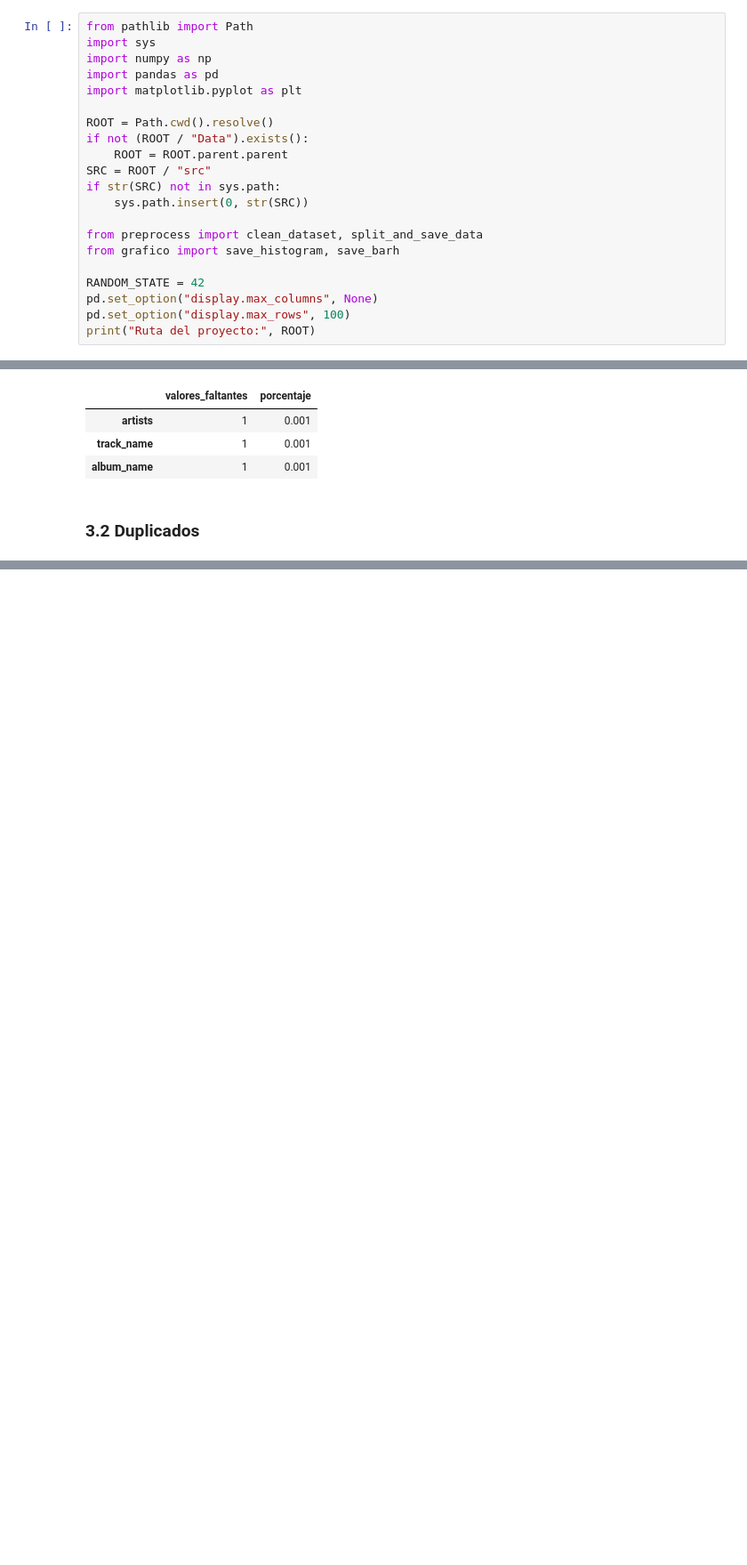
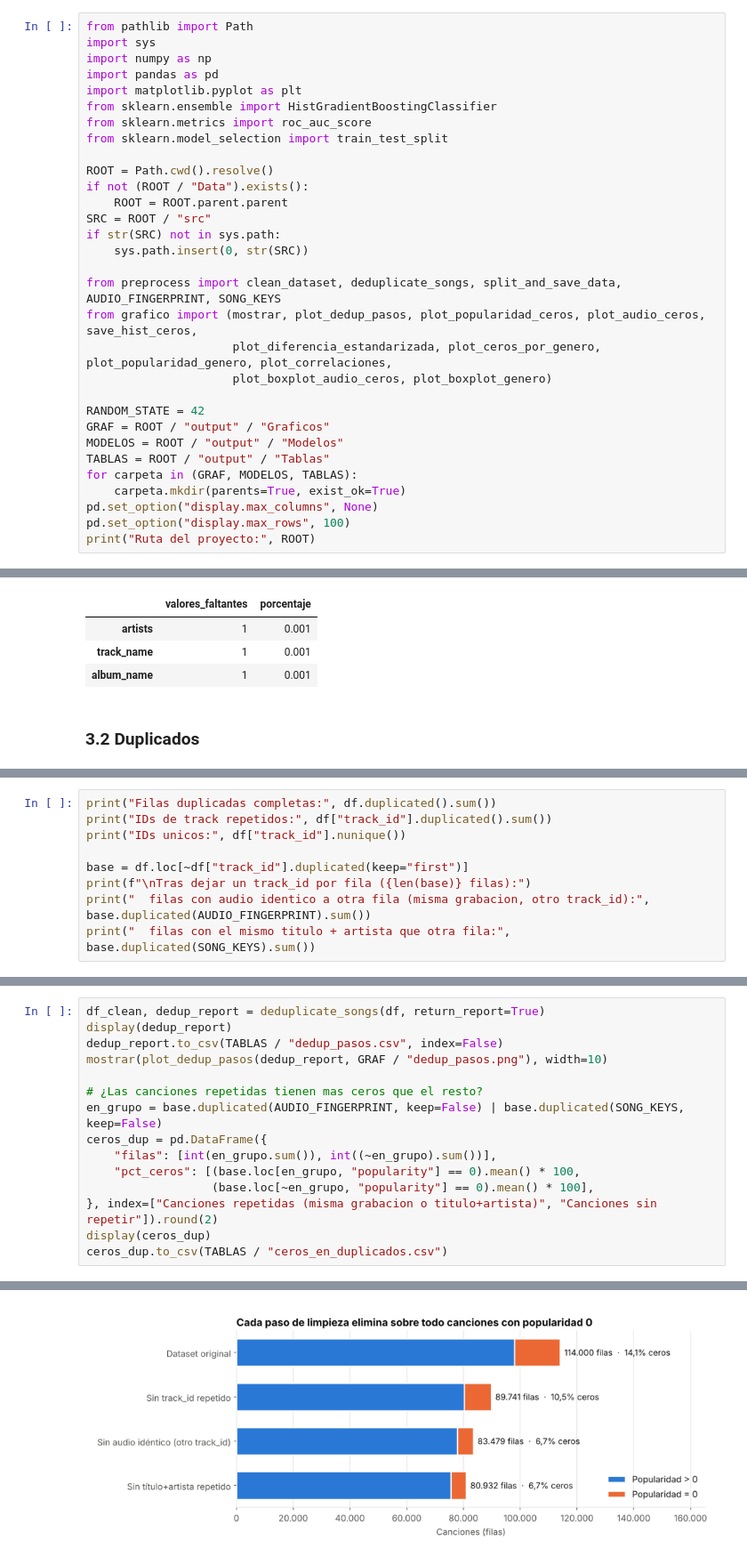
Before and after one commit to BRomanman/Spotify_ML, a Jupyter notebook: Spotify_ML_eva2/Notebook/Exploracion_inicial/1_EDA.ipynb, the cells around one changed output, grey strips where cells are left out. Shown at 89% size. Drawn from its saved outputs; the diff is of its cells as text; blank space fills up the shorter version.

```diff
--- a/Spotify_ML_eva2/Notebook/Exploracion_inicial/1_EDA.ipynb
+++ b/Spotify_ML_eva2/Notebook/Exploracion_inicial/1_EDA.ipynb
@@ -12,6 +16,9 @@ import sys
 import numpy as np
 import pandas as pd
 import matplotlib.pyplot as plt
+from sklearn.ensemble import HistGradientBoostingClassifier
+from sklearn.metrics import roc_auc_score
+from sklearn.model_selection import train_test_split
 
 ROOT = Path.cwd().resolve()
 if not (ROOT / "Data").exists():
@@ -20,10 +27,17 @@ SRC = ROOT / "src"
 if str(SRC) not in sys.path:
     sys.path.insert(0, str(SRC))
 
-from preprocess import clean_dataset, split_and_save_data
-from grafico import save_histogram, save_barh
+from preprocess import clean_dataset, deduplicate_songs, split_and_save_data, AUDIO_FINGERPRINT, SONG_KEYS
+from grafico import (mostrar, plot_dedup_pasos, plot_popularidad_ceros, plot_audio_ceros, save_hist_ceros,
+                     plot_diferencia_estandarizada, plot_ceros_por_genero, plot_popularidad_genero, plot_correlaciones,
+                     plot_boxplot_audio_ceros, plot_boxplot_genero)
 
 RANDOM_STATE = 42
+GRAF = ROOT / "output" / "Graficos"
+MODELOS = ROOT / "output" / "Modelos"
+TABLAS = ROOT / "output" / "Tablas"
+for carpeta in (GRAF, MODELOS, TABLAS):
+    carpeta.mkdir(parents=True, exist_ok=True)
 pd.set_option("display.max_columns", None)
 pd.set_option("display.max_rows", 100)
 print("Ruta del proyecto:", ROOT)
@@ -293,0 +140,9 @@ Los datos quedan separados en `Data/Processed/Train` y `Data/Processed/Test`. El
+# %%
+print("Filas duplicadas completas:", df.duplicated().sum())
+print("IDs de track repetidos:", df["track_id"].duplicated().sum())
+print("IDs unicos:", df["track_id"].nunique())
+
+base = df.loc[~df["track_id"].duplicated(keep="first")]
+print(f"\nTras dejar un track_id por fila ({len(base)} filas):")
+print("  filas con audio identico a otra fila (misma grabacion, otro track_id):", base.duplicated(AUDIO_FINGERPRINT).sum())
+print("  filas con el mismo titulo + artista que otra fila:", base.duplicated(SONG_KEYS).sum())
@@ -293,0 +167,16 @@ Los datos quedan separados en `Data/Processed/Train` y `Data/Processed/Test`. El
+# %%
+df_clean, dedup_report = deduplicate_songs(df, return_report=True)
+display(dedup_report)
+dedup_report.to_csv(TABLAS / "dedup_pasos.csv", index=False)
+mostrar(plot_dedup_pasos(dedup_report, GRAF / "dedup_pasos.png"), width=10)
+
+# ¿Las canciones repetidas tienen mas ceros que el resto?
+en_grupo = base.duplicated(AUDIO_FINGERPRINT, keep=False) | base.duplicated(SONG_KEYS, keep=False)
+ceros_dup = pd.DataFrame({
+    "filas": [int(en_grupo.sum()), int((~en_grupo).sum())],
+    "pct_ceros": [(base.loc[en_grupo, "popularity"] == 0).mean() * 100,
+                  (base.loc[~en_grupo, "popularity"] == 0).mean() * 100],
+}, index=["Canciones repetidas (misma grabacion o titulo+artista)", "Canciones sin repetir"]).round(2)
+display(ceros_dup)
+ceros_dup.to_csv(TABLAS / "ceros_en_duplicados.csv")
+# %% [output]
@@ -293,0 +188 @@ Los datos quedan separados en `Data/Processed/Train` y `Data/Processed/Test`. El
+[figure, added]
```
Also changed, not shown: parts of 50 cells of this notebook, 56 other files.
